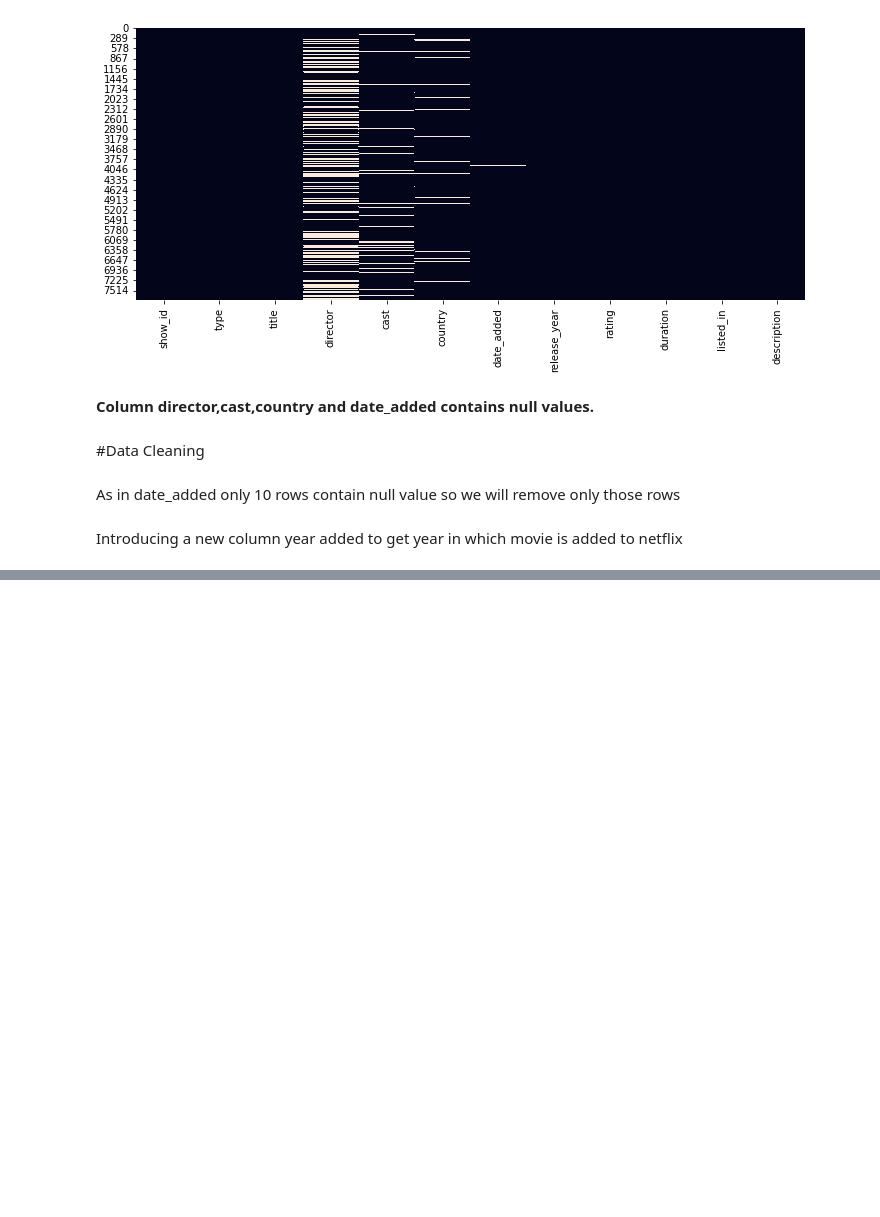
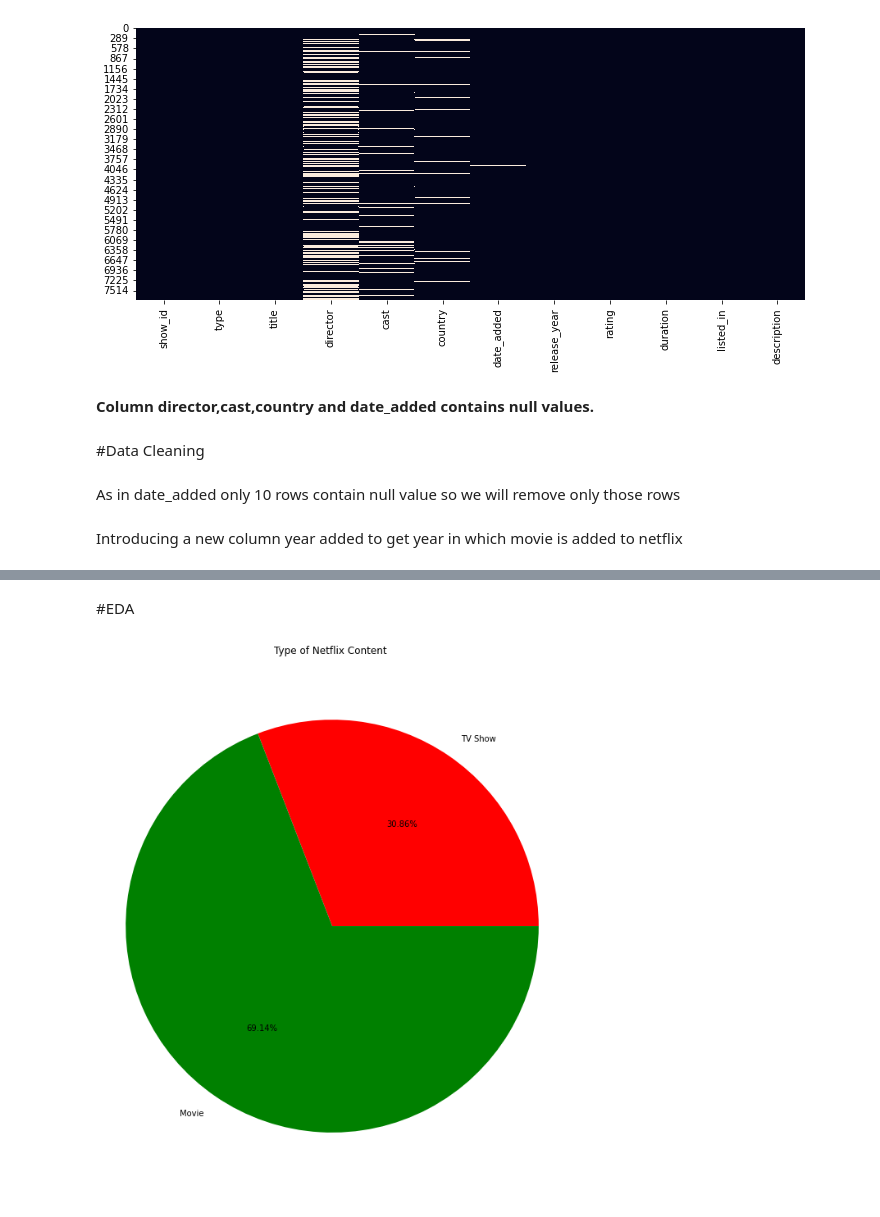
Before and after one commit to shakib68/Netflix-capstone4, a Jupyter notebook: Copy_of_NETFLIX_MOVIES_AND_TV_SHOWS_CLUSTERING.ipynb, the cells around one changed output, grey strips where cells are left out. Cells and saved outputs as stored; diff of their text form; code cells hidden in the pictures; blank space fills up the shorter version.

```diff
--- a/Copy_of_NETFLIX_MOVIES_AND_TV_SHOWS_CLUSTERING.ipynb
+++ b/Copy_of_NETFLIX_MOVIES_AND_TV_SHOWS_CLUSTERING.ipynb
@@ -189,0 +192,2 @@ df['year_added'] = df['date_added'].apply(lambda x: x.split(" ")[-1])
+# %%
+df['country'].fillna(df['country'].mode()[0], inplace=True)
@@ -189,0 +203,13 @@ df['year_added'] = df['date_added'].apply(lambda x: x.split(" ")[-1])
+# %% [markdown]
+#EDA
+# %%
+#plotting pie chart on type feature
+plt.figure(figsize=(10, 12))
+labels=['TV Show', 'Movie']
+plt.pie(df['type'].value_counts().sort_values(),labels=labels,
+        autopct='%1.2f%%',colors=['red','green'])
+plt.title('Type of Netflix Content')
+plt.axis('equal')
+plt.show()
+# %% [output]
+[figure, added]
```
Also changed, not shown: parts of 12 cells of this notebook.
